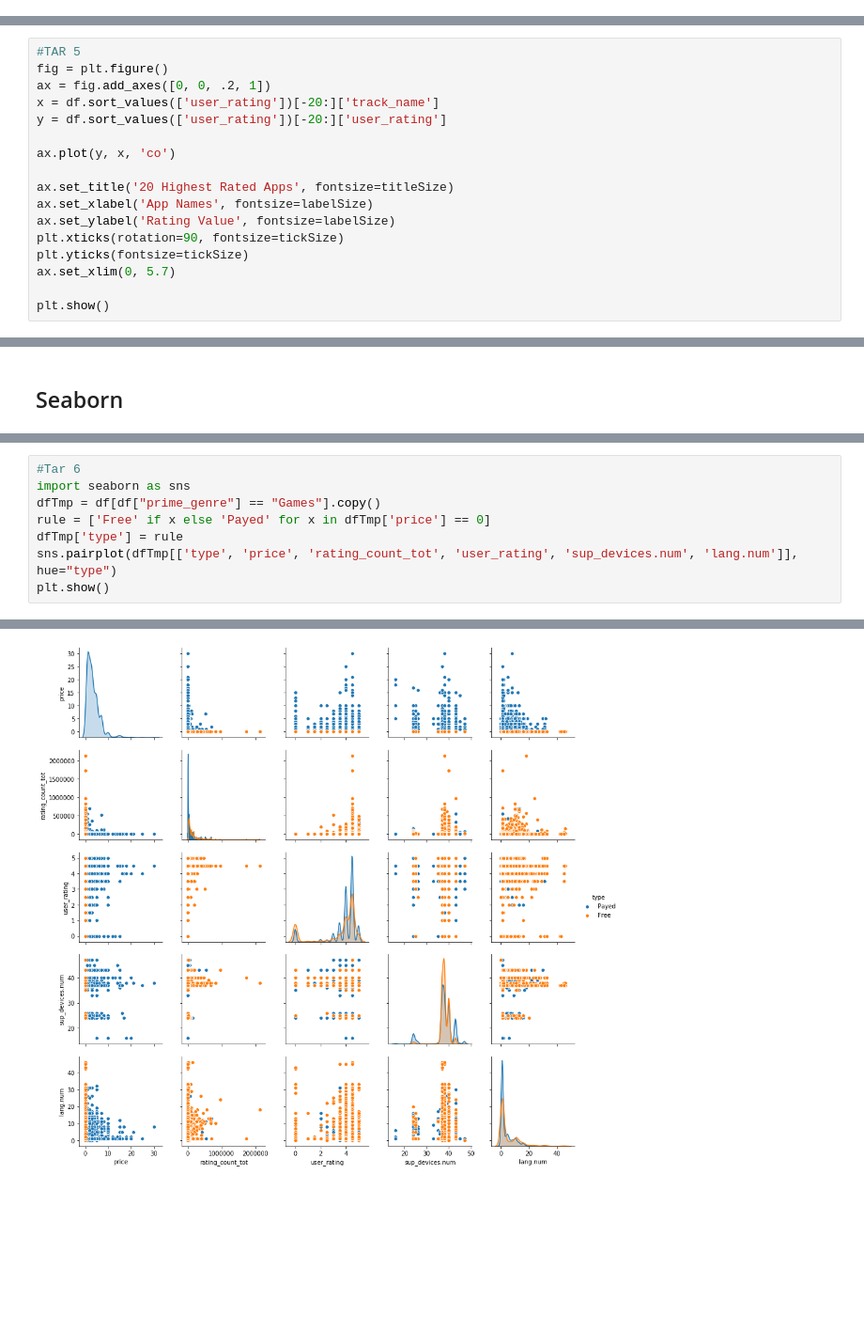
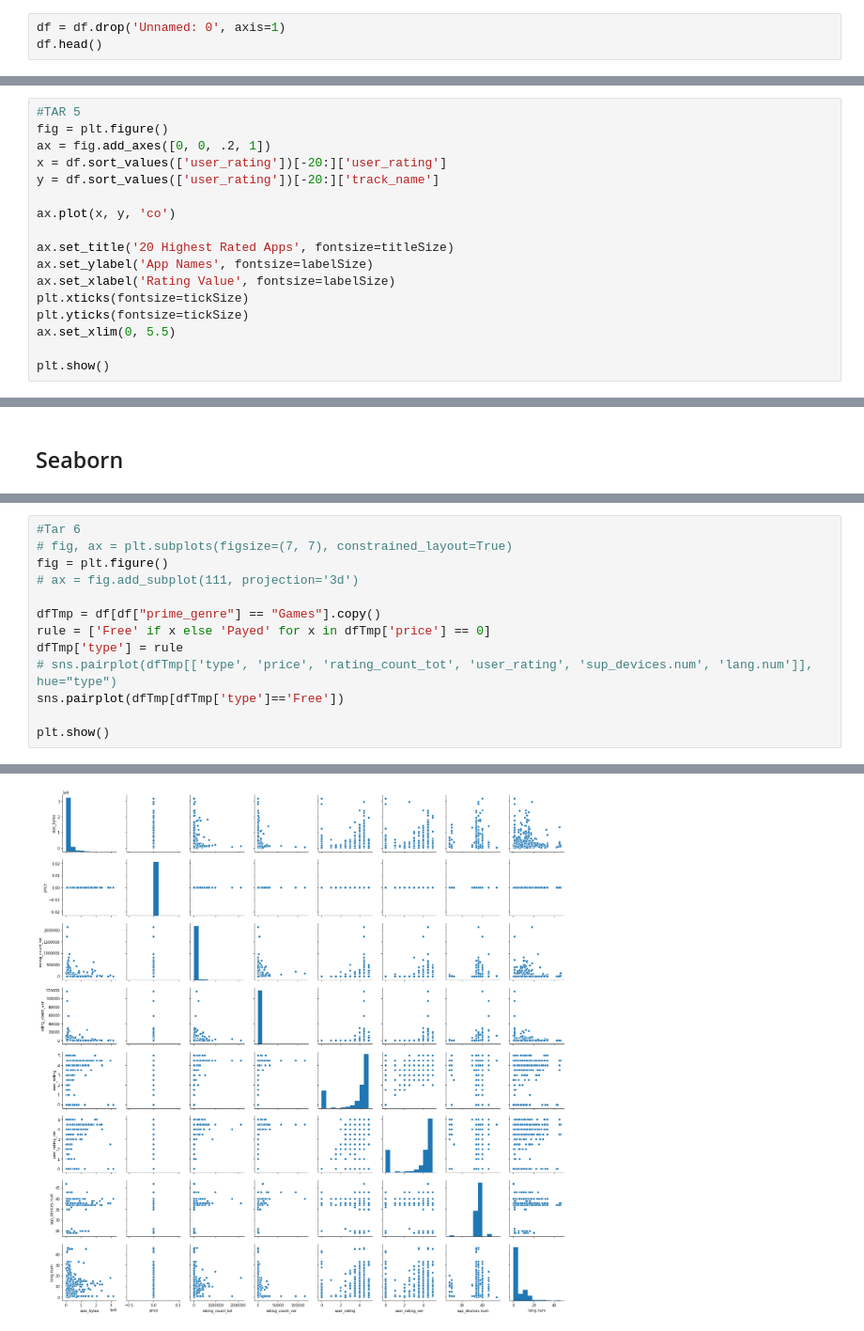
Before and after one commit to MtheEPIC/KaggleProj, a Jupyter notebook: Apple_Visualization.ipynb, the cells around one changed output, grey strips where cells are left out. Shown at 94% size. Cells and saved outputs as stored; diff of their text form; blank space fills up the shorter version.

```diff
--- a/Apple_Visualization.ipynb
+++ b/Apple_Visualization.ipynb
@@ -43,0 +47,3 @@ memory usage: 731.1+ KB
+# %%
+df = df.drop('Unnamed: 0', axis=1)
+df.head()
@@ -74,17 +92,17 @@ plt.show()
 #TAR 5
 fig = plt.figure()
 ax = fig.add_axes([0, 0, .2, 1])
-x = df.sort_values(['user_rating'])[-20:]['track_name']
-y = df.sort_values(['user_rating'])[-20:]['user_rating']
+x = df.sort_values(['user_rating'])[-20:]['user_rating']
+y = df.sort_values(['user_rating'])[-20:]['track_name']
 
-ax.plot(y, x, 'co')
+ax.plot(x, y, 'co')
 
 ax.set_title('20 Highest Rated Apps', fontsize=titleSize)
-ax.set_xlabel('App Names', fontsize=labelSize)
-ax.set_ylabel('Rating Value', fontsize=labelSize)
-plt.xticks(rotation=90, fontsize=tickSize)
+ax.set_ylabel('App Names', fontsize=labelSize)
+ax.set_xlabel('Rating Value', fontsize=labelSize)
+plt.xticks(fontsize=tickSize)
 plt.yticks(fontsize=tickSize)
-ax.set_xlim(0, 5.7)
+ax.set_xlim(0, 5.5)
 
 plt.show()
 # %% [output]
@@ -231,9 +384,14 @@ plt.show()
 # %%
 #Tar 6
-import seaborn as sns
+# fig, ax = plt.subplots(figsize=(7, 7), constrained_layout=True)
+fig = plt.figure()
+# ax = fig.add_subplot(111, projection='3d')
+
 dfTmp = df[df["prime_genre"] == "Games"].copy()
 rule = ['Free' if x else 'Payed' for x in dfTmp['price'] == 0]
 dfTmp['type'] = rule
-sns.pairplot(dfTmp[['type', 'price', 'rating_count_tot', 'user_rating', 'sup_devices.num', 'lang.num']], hue="type")
+# sns.pairplot(dfTmp[['type', 'price', 'rating_count_tot', 'user_rating', 'sup_devices.num', 'lang.num']], hue="type")
+sns.pairplot(dfTmp[dfTmp['type']=='Free'])
+
 plt.show()
 # %% [output]
@@ -240 +399 @@ plt.show()
-[figure, old version]
+[figure, new version]
```
Also changed, not shown: parts of 33 cells of this notebook.
